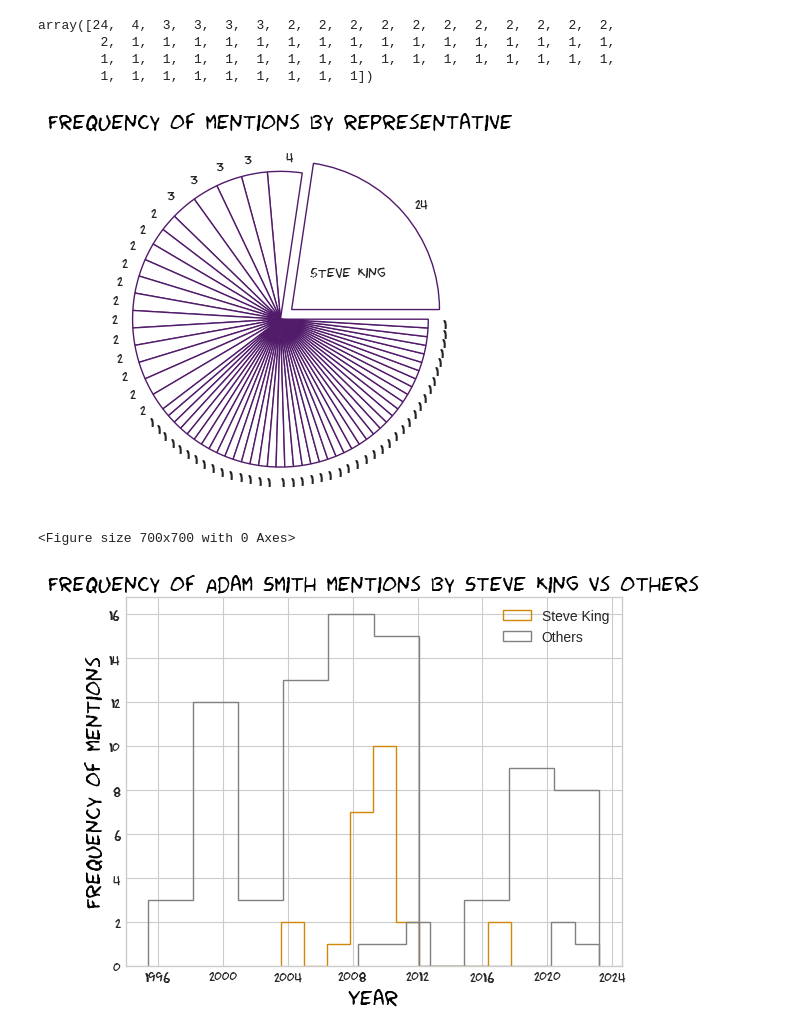
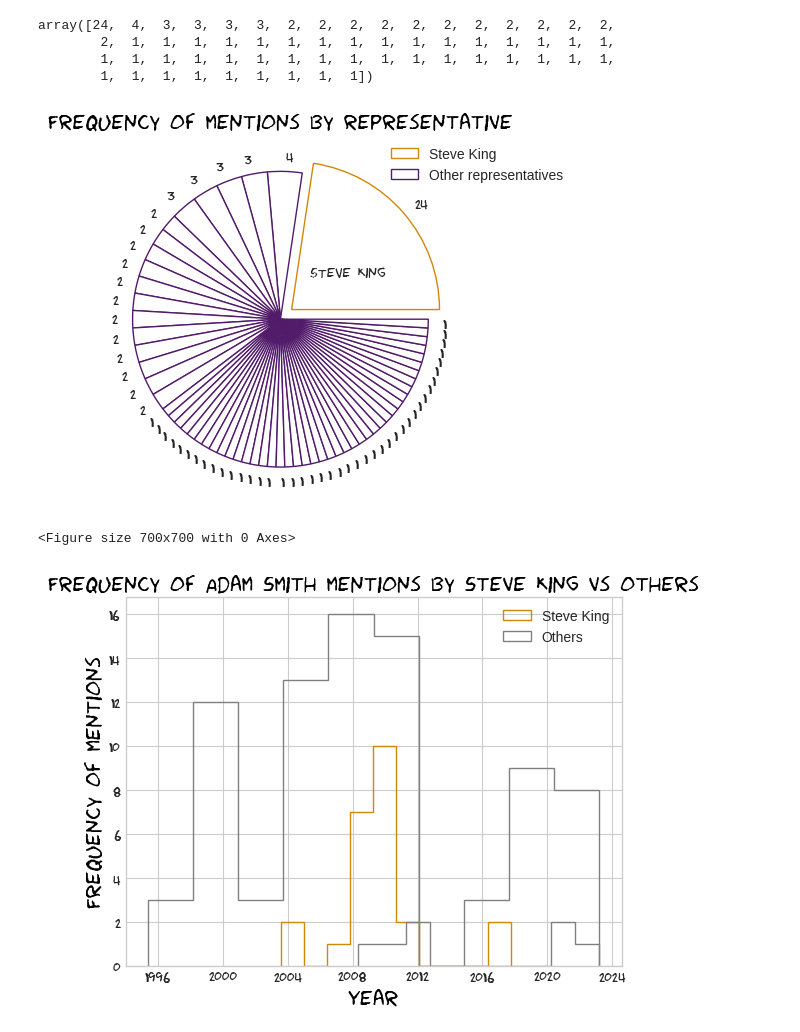
Before and after one commit to yuliiabosher/Adam_Smith_project, a Jupyter notebook: Visualisations.ipynb, the cells around one changed output. Saved outputs shown, nothing was run; the diff lists cells and outputs as text; code cells hidden in the pictures.

Commit message:
finalised pie chart colours

```diff
--- a/Visualisations.ipynb
+++ b/Visualisations.ipynb
@@ -312,28 +312,24 @@ array([24,  4,  3,  3,  3,  3,  2,  2,  2,  2,  2,  2,  2,  2,  2,  2,  2,
 # %%
 def create_rep_countplot(df):
   fig, ax = plt.subplots()
   f = df.groupby('Representative')['Representative'].count().sort_values(ascending=False)
-  colours = []
-  for i in f.index:
-    if df[df['Representative'] == i]['Party'][0] == 'Republicans':
-      colours.append('#C41E3A')
-    elif df[df['Representative'] == i]['Party'][0] == 'Democrats':
-      colours.append('#2a52be')
-    else:
-      colours.append('grey')
   font = {'family':'fantasy','color':'black','size':15}
   explode = [0 for i in f.index]
   explode[0] = 0.1
-  plt.pie(f, labels=f, colors=plt.cm.viridis.colors, explode=explode, wedgeprops = {'color': 'white', 'edgecolor': '#511B6A', 'linewidth':1}, textprops = {'fontname': 'fantasy'})
+  wedges, texts = plt.pie(f, labels=f, explode=explode, wedgeprops = {'color': 'white', 'edgecolor': '#511B6A', 'linewidth':1}, textprops = {'fontname': 'fantasy'})
+  wedges[0].set_edgecolor('#D1870A')
   plt.annotate('Steve King', xy=(0, 0.5), xytext=(0.2, 0.3), fontname='fantasy')
   plt.yticks(fontname="fantasy", fontsize=6)
   plt.xticks(fontname="fantasy")
+  plt.legend(['Steve King', 'Other representatives'], bbox_to_anchor=(0.7,0.8,0.6,0.2))
+  legend = ax.get_legend()
+  legend.legendHandles[0].set_edgecolor('#D1870A')
   plt.title('Frequency of mentions by representative', fontdict = font)
   plt.figure(figsize=[7,7])
   fig.savefig('pie_chart.png', dpi=1000)
 create_rep_countplot(df)
 # %% [output]
-[figure, old version]
+[figure, new version]
 <Figure size 700x700 with 0 Axes>
 # %%
 def steve_king_hist(df):
```
